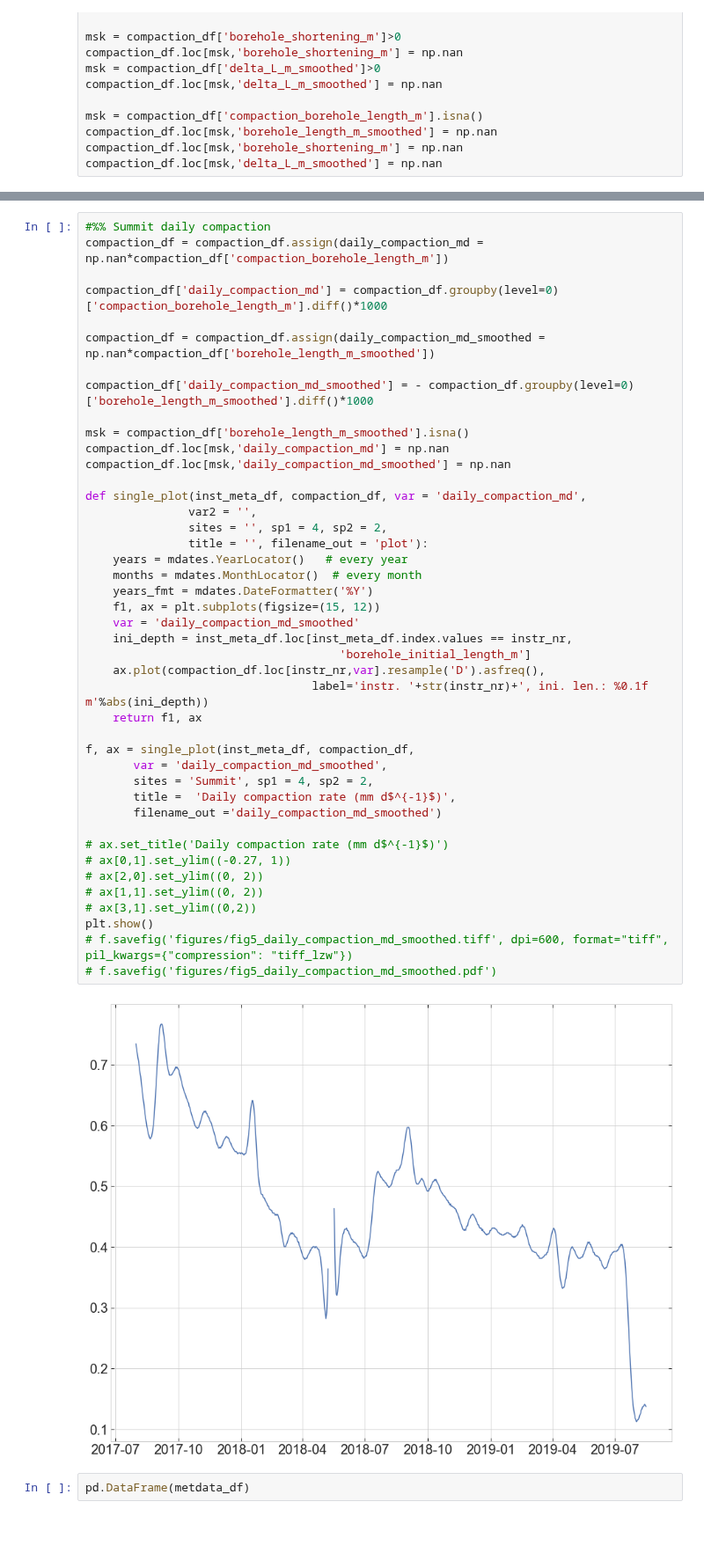
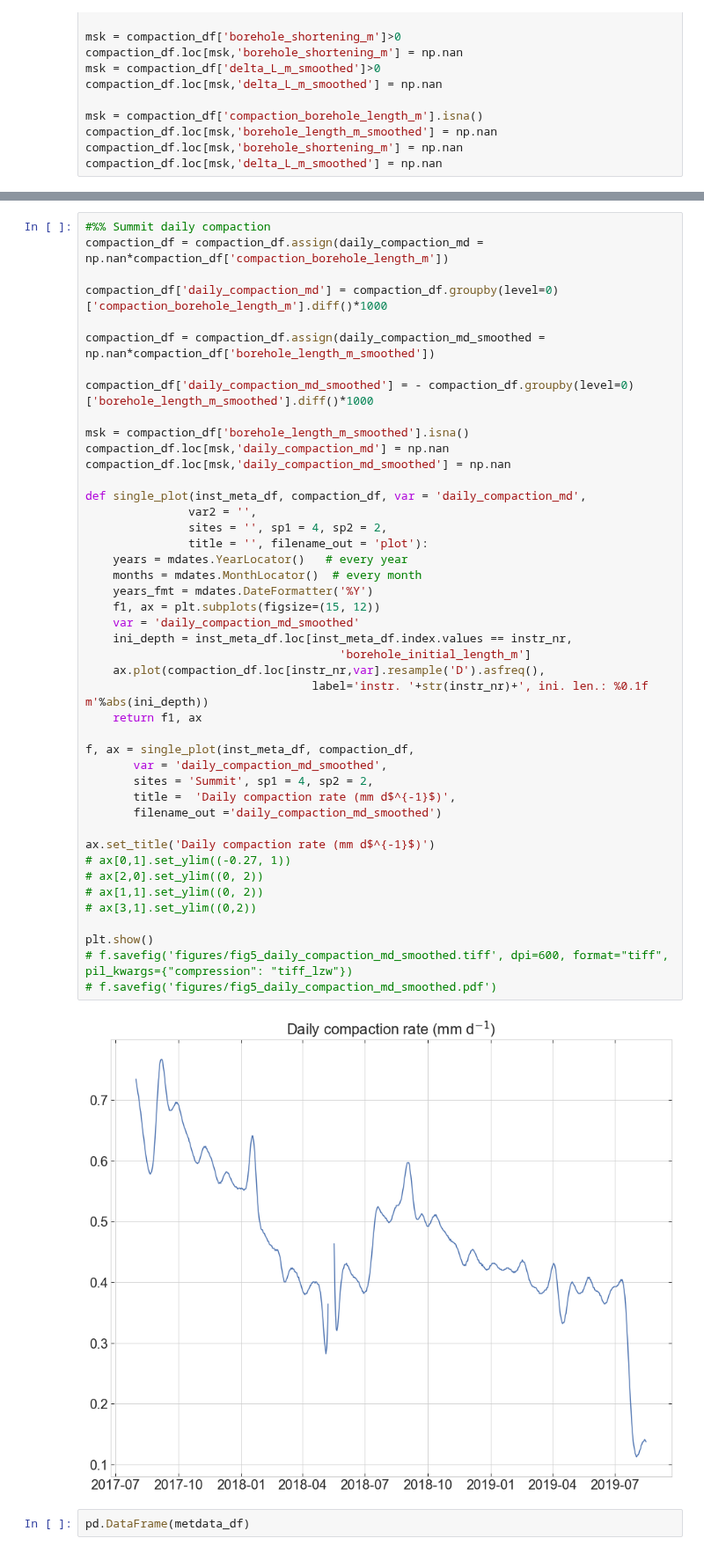
Before and after one commit to maximusjstevens/firncover, a Jupyter notebook: FirnCover_main.ipynb, the cells around one changed output, grey strips where cells are left out. Shown at 88% size. Cells and saved outputs as stored; diff of their text form; blank space fills up the shorter version.

```diff
--- a/FirnCover_main.ipynb
+++ b/FirnCover_main.ipynb
@@ -260,35 +260,36 @@ compaction_df.loc[msk,'daily_compaction_md_smoothed'] = np.nan
 
 def single_plot(inst_meta_df, compaction_df, var = 'daily_compaction_md',
                var2 = '',
                sites = '', sp1 = 4, sp2 = 2,
                title = '', filename_out = 'plot'):
     years = mdates.YearLocator()   # every year
     months = mdates.MonthLocator()  # every month
     years_fmt = mdates.DateFormatter('%Y')
     f1, ax = plt.subplots(figsize=(15, 12))
     var = 'daily_compaction_md_smoothed'
     ini_depth = inst_meta_df.loc[inst_meta_df.index.values == instr_nr,
                                      'borehole_initial_length_m']
     ax.plot(compaction_df.loc[instr_nr,var].resample('D').asfreq(),
                                  label='instr. '+str(instr_nr)+', ini. len.: %0.1f m'%abs(ini_depth))
     return f1, ax
 
 f, ax = single_plot(inst_meta_df, compaction_df,
        var = 'daily_compaction_md_smoothed',
        sites = 'Summit', sp1 = 4, sp2 = 2,
        title =  'Daily compaction rate (mm d$^{-1}$)',
        filename_out ='daily_compaction_md_smoothed')
 
-# ax.set_title('Daily compaction rate (mm d$^{-1}$)')
+ax.set_title('Daily compaction rate (mm d$^{-1}$)')
 # ax[0,1].set_ylim((-0.27, 1))
 # ax[2,0].set_ylim((0, 2))
 # ax[1,1].set_ylim((0, 2))
 # ax[3,1].set_ylim((0,2))
+
 plt.show()
 # f.savefig('figures/fig5_daily_compaction_md_smoothed.tiff', dpi=600, format="tiff", pil_kwargs={"compression": "tiff_lzw"})
 # f.savefig('figures/fig5_daily_compaction_md_smoothed.pdf')
 # %% [output]
-[figure, old version]
+[figure, new version]
 # %%
 pd.DataFrame(metdata_df)
 # %% [output]
```
Also changed, not shown: parts of 7 cells of this notebook.
